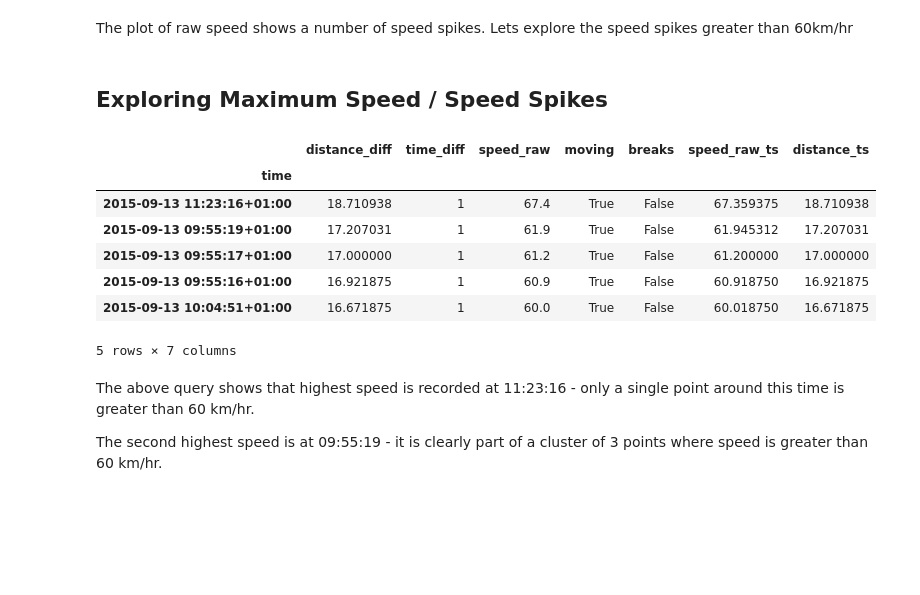
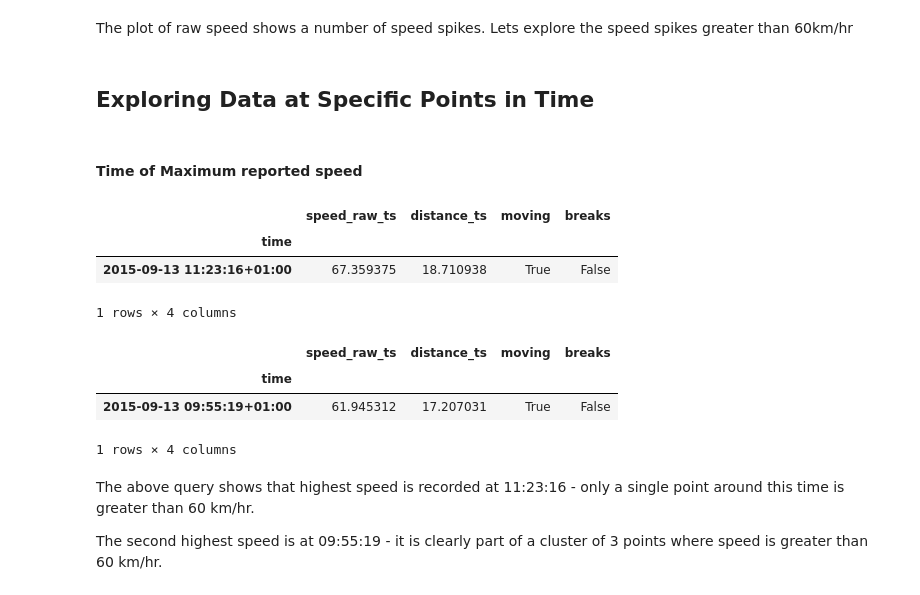
Before and after one commit to patclaffey/docker_jupyter, a Jupyter notebook: notebooks/speed.ipynb, the cells around one changed output. Cells and saved outputs as stored; diff of their text form; code cells hidden in the pictures; blank space fills up the shorter version.

```diff
--- a/notebooks/speed.ipynb
+++ b/notebooks/speed.ipynb
@@ -38,5 +34,7 @@ Input file is (full path)   /opt/jupyter/data/csv/activity_speed_ts.csv
 # The dataframe is indexed on time - time variant data
 df = pd.read_csv(input_file_path, index_col = 'time',  parse_dates=True)
 # check column names
+df.drop(['distance_diff', 'time_diff', 'speed_raw'], axis=1, inplace = True)
+df = df[ ['speed_raw_ts','distance_ts', 'moving', 'breaks' ] ]
 df.columns
 # %% [output]
@@ -108,17 +107,15 @@ _ = df['speed_raw_ts'].plot(figsize=(12,8),)
 [figure]
 # %% [markdown]
 The plot of raw speed shows a number of speed spikes.  Lets explore the speed spikes greater than 60km/hr
-# %% [markdown]
-## Exploring Maximum Speed / Speed Spikes
+# %% [markdown]
+## Exploring Data at Specific Points in Time
+# %% [markdown]
+#### Time of Maximum reported speed
 # %%
 # find the data points where speed is greater than 60km/hour
-df[ df['speed_raw_ts'] > 60.0].sort(columns = ['speed_raw_ts'], ascending = False)
+df[ df['speed_raw_ts'] > 60.0].sort(columns = ['speed_raw_ts'], ascending = False)[0:1]
 # %% [output]
-|  | distance_diff | time_diff | speed_raw | moving | breaks | speed_raw_ts | distance_ts |
-| time |  |  |  |  |  |  |  |
-| 2015-09-13 11:23:16+01:00 | 18.710938 | 1 | 67.4 | True | False | 67.359375 | 18.710938 |
-| 2015-09-13 09:55:19+01:00 | 17.207031 | 1 | 61.9 | True | False | 61.945312 | 17.207031 |
-| 2015-09-13 09:55:17+01:00 | 17.000000 | 1 | 61.2 | True | False | 61.200000 | 17.000000 |
-| 2015-09-13 09:55:16+01:00 | 16.921875 | 1 | 60.9 | True | False | 60.918750 | 16.921875 |
-| 2015-09-13 10:04:51+01:00 | 16.671875 | 1 | 60.0 | True | False | 60.018750 | 16.671875 |
+|  | speed_raw_ts | distance_ts | moving | breaks |
+| time |  |  |  |  |
+| 2015-09-13 11:23:16+01:00 | 67.359375 | 18.710938 | True | False |
-5 rows × 7 columns
+1 rows × 4 columns
@@ -124,0 +126,8 @@ df[ df['speed_raw_ts'] > 60.0].sort(columns = ['speed_raw_ts'], ascending = Fals
+# %%
+# find the data points where speed is greater than 60km/hour
+df[ df['speed_raw_ts'] > 60.0].sort(columns = ['speed_raw_ts'], ascending = False)[1:2]
+# %% [output]
+|  | speed_raw_ts | distance_ts | moving | breaks |
+| time |  |  |  |  |
+| 2015-09-13 09:55:19+01:00 | 61.945312 | 17.207031 | True | False |
+1 rows × 4 columns
```
Also changed, not shown: parts of 14 cells of this notebook.
